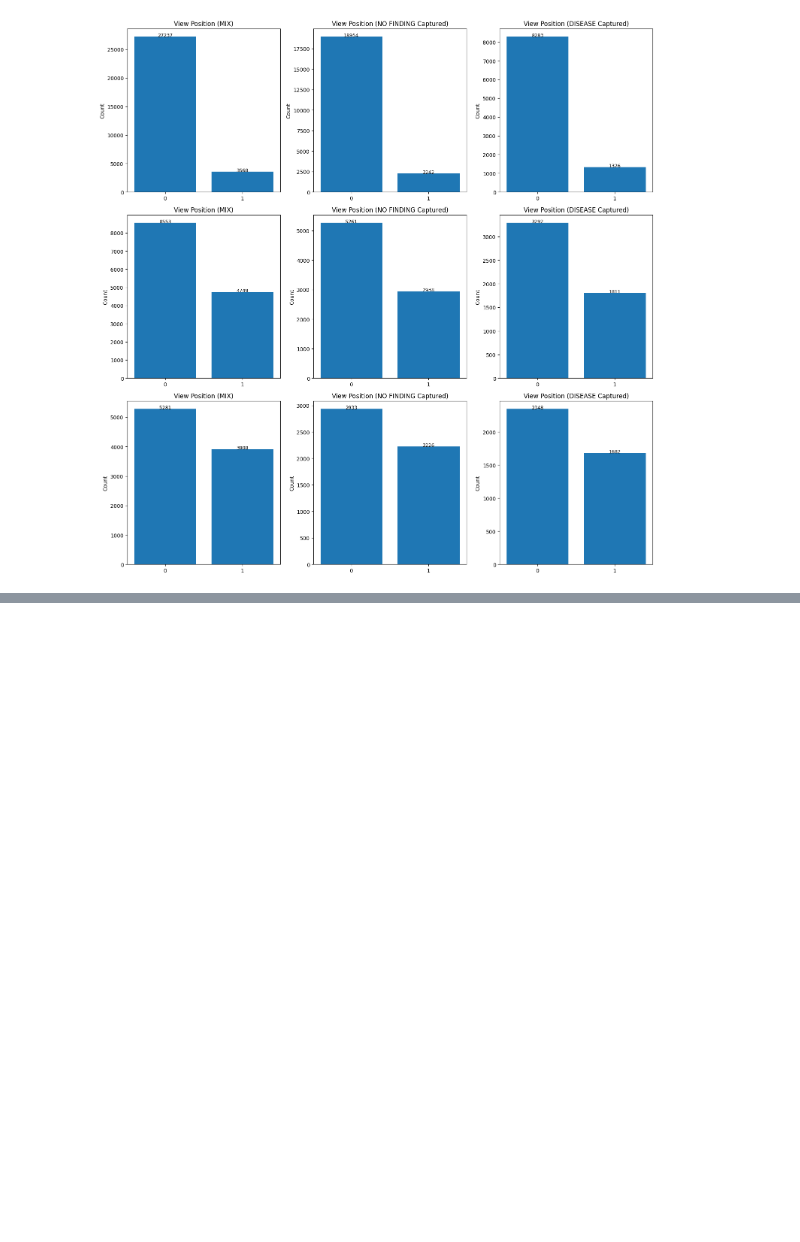
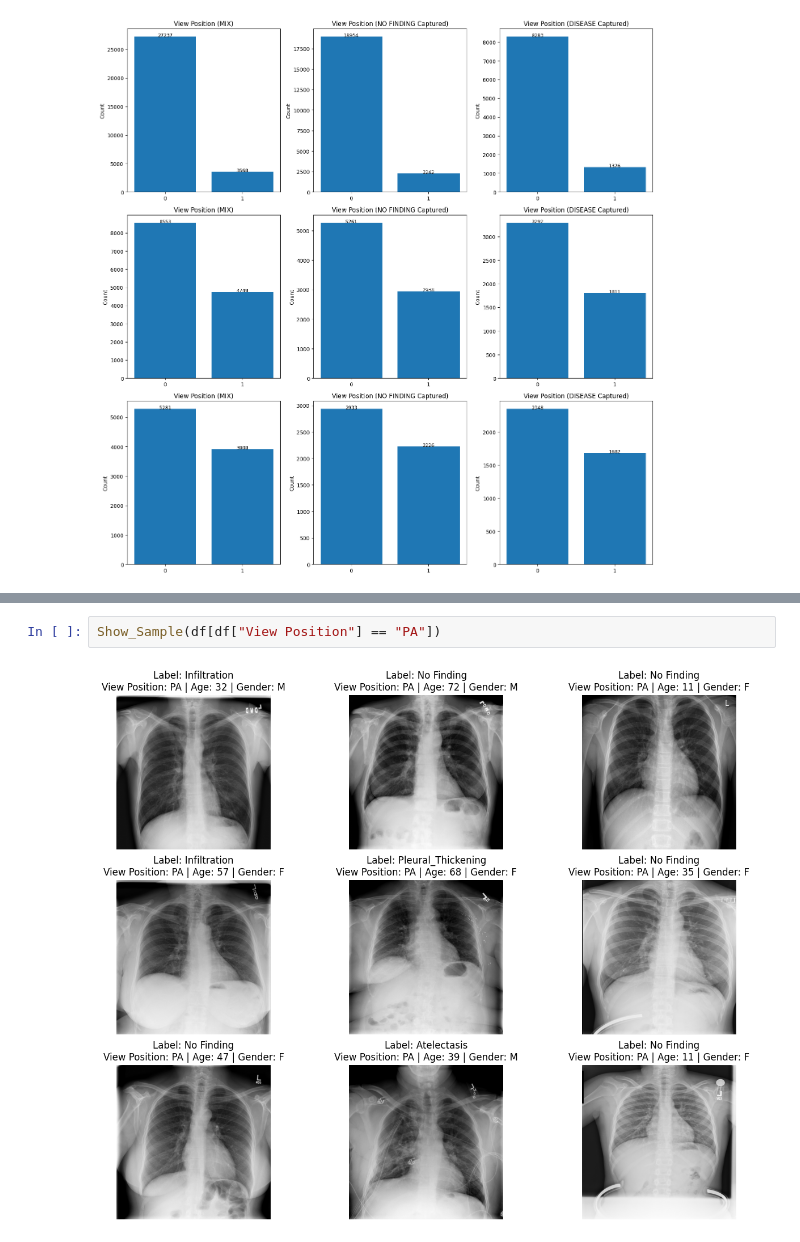
Before and after one commit to abdubakr77/chest-xray-multilabel-classification, a Jupyter notebook: notebooks/01_EDA.ipynb, the cells around one changed output, grey strips where cells are left out. Drawn from its saved outputs; the diff is of its cells as text; blank space fills up the shorter version.

```diff
--- a/notebooks/01_EDA.ipynb
+++ b/notebooks/01_EDA.ipynb
@@ -399,0 +442,4 @@ ALL_IMGS_FOLDERS
+# %%
+Show_Sample(df[df["View Position"] == "PA"])
+# %% [output]
+[figure, added]
```
Also changed, not shown: parts of 5 cells of this notebook.
